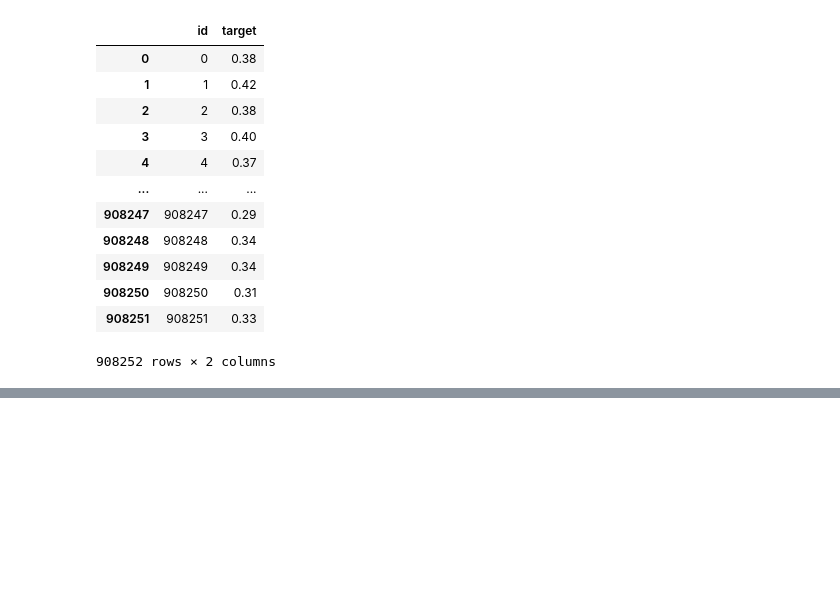
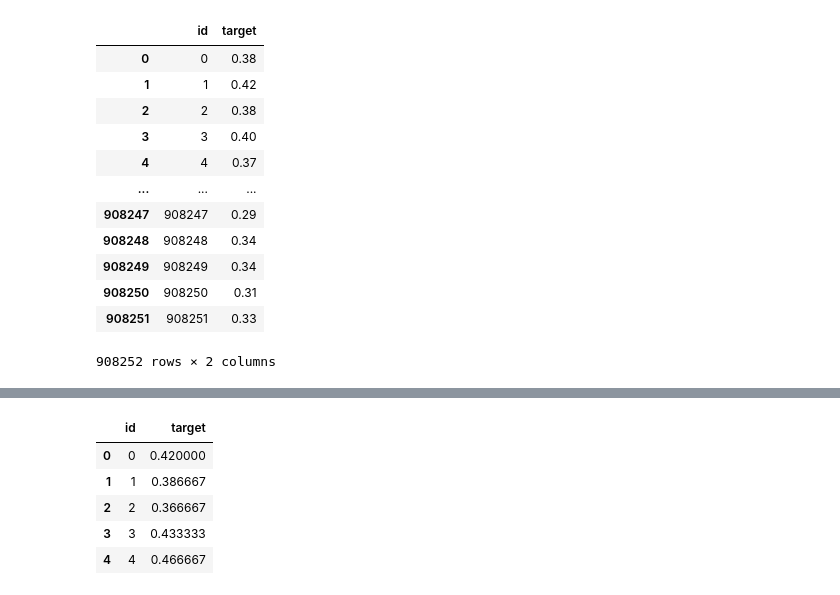
Before and after one commit to Yuriy-Kanygin/Ozon-Games, a Jupyter notebook: Ozone Games.ipynb, the cells around one changed output, grey strips where cells are left out. Saved outputs shown, nothing was run; the diff lists cells and outputs as text; code cells hidden in the pictures; blank space fills up the shorter version.

```diff
--- a/Ozone Games.ipynb
+++ b/Ozone Games.ipynb
@@ -97,0 +142,3 @@ ans.to_csv('submission.csv',index=False)
+# %%
+cls_rf2 = RandomForestClassifier(random_state=241, n_estimators=150)
+cls_rf2.fit(X_train, y_train)
@@ -97,0 +185,16 @@ ans.to_csv('submission.csv',index=False)
+# %%
+y_final_test = cls_rf2.predict_proba(X_final_test)
+y_final_test = y_final_test[:, 1]
+# %%
+ans = pd.DataFrame(data=y_final_test, columns=["target"])
+ans.reset_index(level=0, inplace=True)
+ans.reset_index(drop=True, inplace=True)
+ans = ans.rename(columns={'index':'id'})
+ans.head()
+# %% [output]
+|  | id | target |
+| 0 | 0 | 0.420000 |
+| 1 | 1 | 0.386667 |
+| 2 | 2 | 0.366667 |
+| 3 | 3 | 0.433333 |
+| 4 | 4 | 0.466667 |
```
Also changed, not shown: parts of 17 cells of this notebook, 1 other file.
